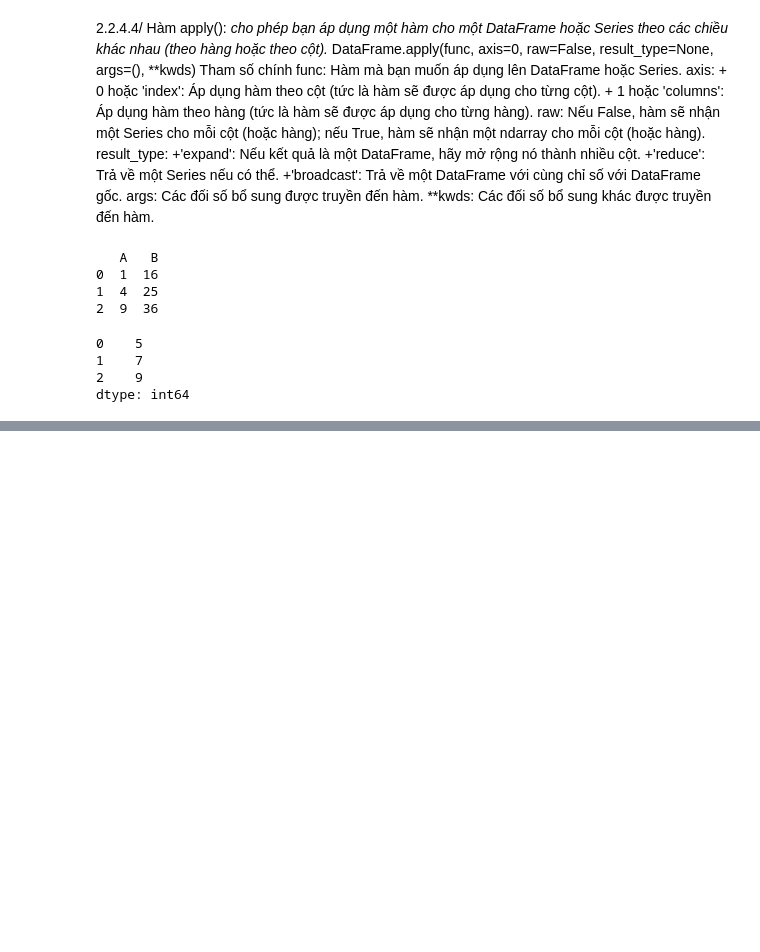
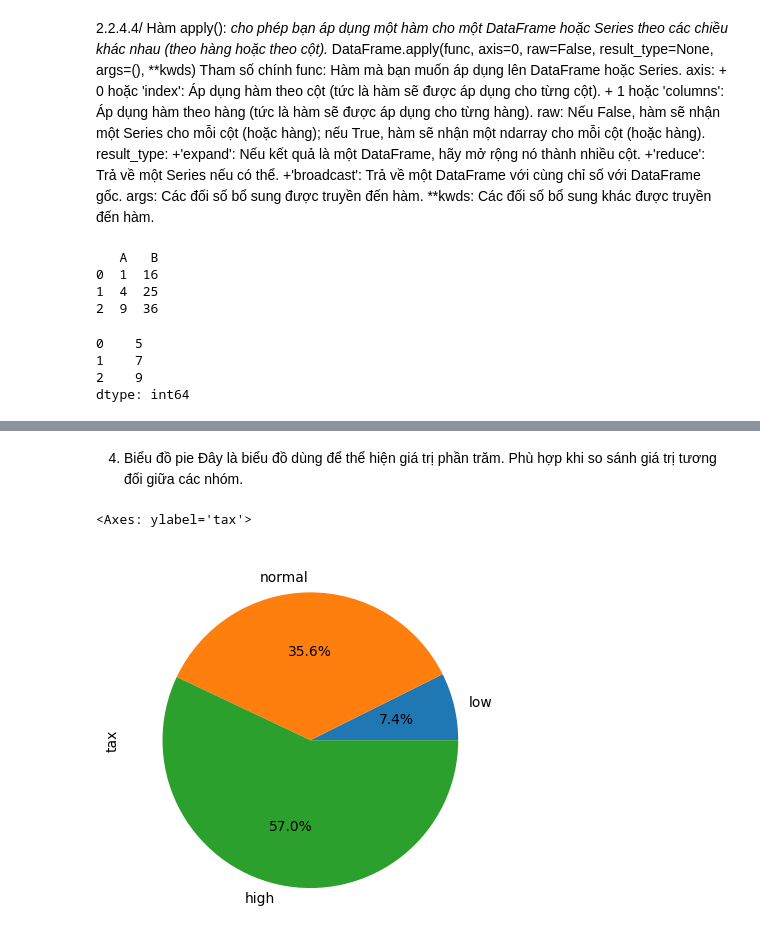
Before and after one commit to Kimbommm/AL_ML, a Jupyter notebook: PHU_LUC/2.ipynb, the cells around one changed output, grey strips where cells are left out. Cells and saved outputs as stored; diff of their text form; code cells hidden in the pictures; blank space fills up the shorter version.

```diff
--- a/PHU_LUC/2.ipynb
+++ b/PHU_LUC/2.ipynb
@@ -401,0 +517,8 @@ print(result)
+# %% [markdown]
+4. Biểu đồ pie
+Đây là biểu đồ dùng để thể hiện giá trị phần trăm. Phù hợp khi so sánh giá trị tương đối giữa các nhóm.
+# %%
+df_summary['tax'].plot.pie(autopct = '%1.1f%%')
+# %% [output]
+<Axes: ylabel='tax'>
+[figure, added]
```
Also changed, not shown: parts of 33 cells of this notebook, 1 other file.
